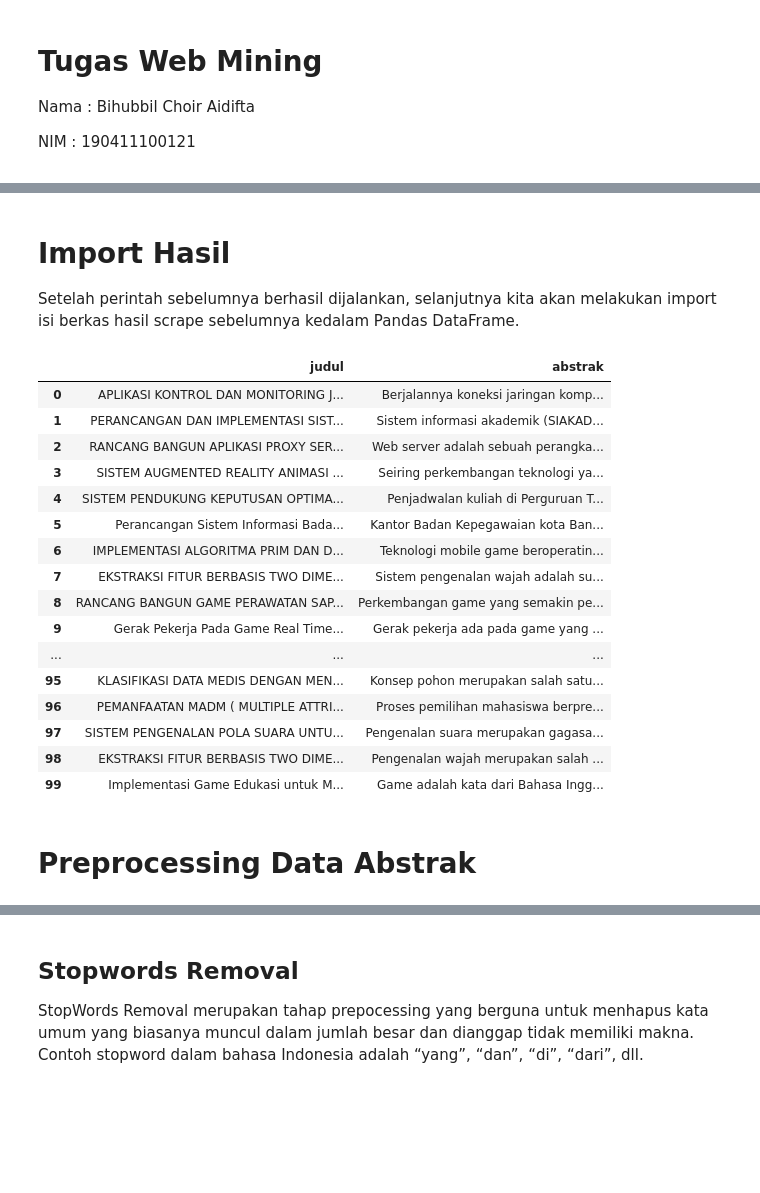
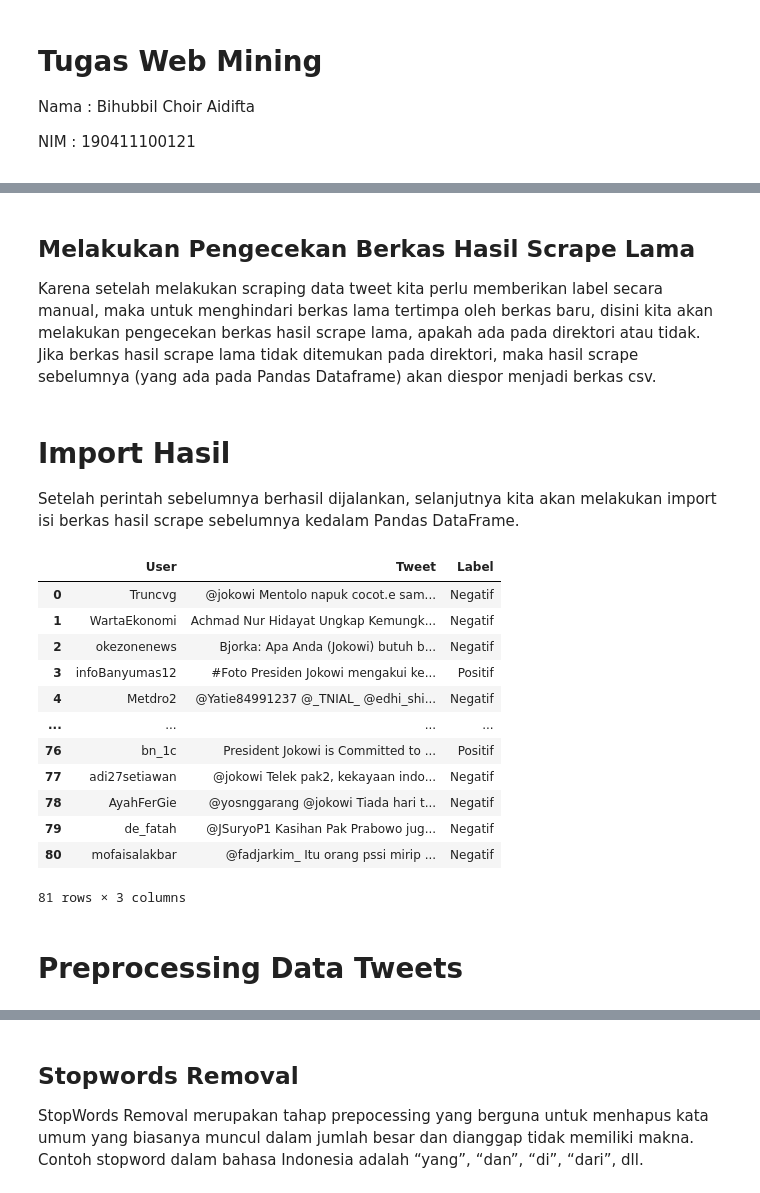
Before and after one commit to smilesense/Web-Mining, a Jupyter notebook: _sources/notebooks.ipynb, the cells around one changed output, grey strips where cells are left out. Cells and saved outputs as stored; diff of their text form; code cells hidden in the pictures; blank space fills up the shorter version.

```diff
--- a/_sources/notebooks.ipynb
+++ b/_sources/notebooks.ipynb
@@ -130,0 +109,4 @@ Setelah sebelumnya kita menulis script konfigurasi scrapy, selanjutnya kita akan
+# %% [markdown]
+## Melakukan Pengecekan Berkas Hasil Scrape Lama
+
+Karena setelah melakukan scraping data tweet kita perlu memberikan label secara manual, maka untuk menghindari berkas lama tertimpa oleh berkas baru, disini kita akan melakukan pengecekan berkas hasil scrape lama, apakah ada pada direktori atau tidak. Jika berkas hasil scrape lama tidak ditemukan pada direktori, maka hasil scrape sebelumnya (yang ada pada Pandas Dataframe) akan diespor menjadi berkas csv.
@@ -134,31 +126,27 @@ Setelah perintah sebelumnya berhasil dijalankan, selanjutnya kita akan melakukan
 # %%
 import pandas as pd
 pd.options.mode.chained_assignment = None
-pd.options.display.max_colwidth = None
-pd.options.display.max_columns = None
-pd.options.display.max_rows = None
-df = pd.read_json('hasil.json')
+# pd.options.display.max_colwidth = None
+# pd.options.display.max_columns = None
+# pd.options.display.max_rows = None
+df = pd.read_csv('19_121_tweets_labeled.csv', usecols=['User', 'Tweet', 'Label'])
 df
 # %% [output]
-|  | judul | abstrak |
-| 0 | APLIKASI KONTROL DAN MONITORING J... | Berjalannya koneksi jaringan komp... |
-| 1 | PERANCANGAN DAN IMPLEMENTASI SIST... | Sistem informasi akademik (SIAKAD... |
-| 2 | RANCANG BANGUN APLIKASI PROXY SER... | Web server adalah sebuah perangka... |
-| 3 | SISTEM AUGMENTED REALITY ANIMASI ... | Seiring perkembangan teknologi ya... |
-| 4 | SISTEM PENDUKUNG KEPUTUSAN OPTIMA... | Penjadwalan kuliah di Perguruan T... |
-| 5 | Perancangan Sistem Informasi Bada... | Kantor Badan Kepegawaian kota Ban... |
-| 6 | IMPLEMENTASI ALGORITMA PRIM DAN D... | Teknologi mobile game beroperatin... |
-| 7 | EKSTRAKSI FITUR BERBASIS TWO DIME... | Sistem pengenalan wajah adalah su... |
-| 8 | RANCANG BANGUN GAME PERAWATAN SAP... | Perkembangan game yang semakin pe... |
-| 9 | Gerak Pekerja Pada Game Real Time... | Gerak pekerja ada pada game yang ... |
-| ... | ... | ... |
-| 95 | KLASIFIKASI DATA MEDIS DENGAN MEN... | Konsep pohon merupakan salah satu... |
-| 96 | PEMANFAATAN MADM ( MULTIPLE ATTRI... | Proses pemilihan mahasiswa berpre... |
-| 97 | SISTEM PENGENALAN POLA SUARA UNTU... | Pengenalan suara merupakan gagasa... |
-| 98 | EKSTRAKSI FITUR BERBASIS TWO DIME... | Pengenalan wajah merupakan salah ... |
-| 99 | Implementasi Game Edukasi untuk M... | Game adalah kata dari Bahasa Ingg... |
+|  | User | Tweet | Label |
+| 0 | Truncvg | @jokowi Mentolo napuk cocot.e sam... | Negatif |
+| 1 | WartaEkonomi | Achmad Nur Hidayat Ungkap Kemungk... | Negatif |
+| 2 | okezonenews | Bjorka: Apa Anda (Jokowi) butuh b... | Negatif |
+| 3 | infoBanyumas12 | #Foto Presiden Jokowi mengakui ke... | Positif |
+| 4 | Metdro2 | @Yatie84991237 @_TNIAL_ @edhi_shi... | Negatif |
+| ... | ... | ... | ... |
+| 76 | bn_1c | President Jokowi is Committed to ... | Positif |
+| 77 | adi27setiawan | @jokowi Telek pak2, kekayaan indo... | Negatif |
+| 78 | AyahFerGie | @yosnggarang @jokowi Tiada hari t... | Negatif |
+| 79 | de_fatah | @JSuryoP1 Kasihan Pak Prabowo jug... | Negatif |
+| 80 | mofaisalakbar | @fadjarkim_ Itu orang pssi mirip ... | Negatif |
+81 rows × 3 columns
 # %% [markdown]
-# Preprocessing Data Abstrak
+# Preprocessing Data Tweets
 # %% [markdown]
 ## Case Folding
 Case folding merupakan tahap text preprocessing yang berguna untuk :
```
Also changed, not shown: parts of 29 cells of this notebook, 7 other files.
